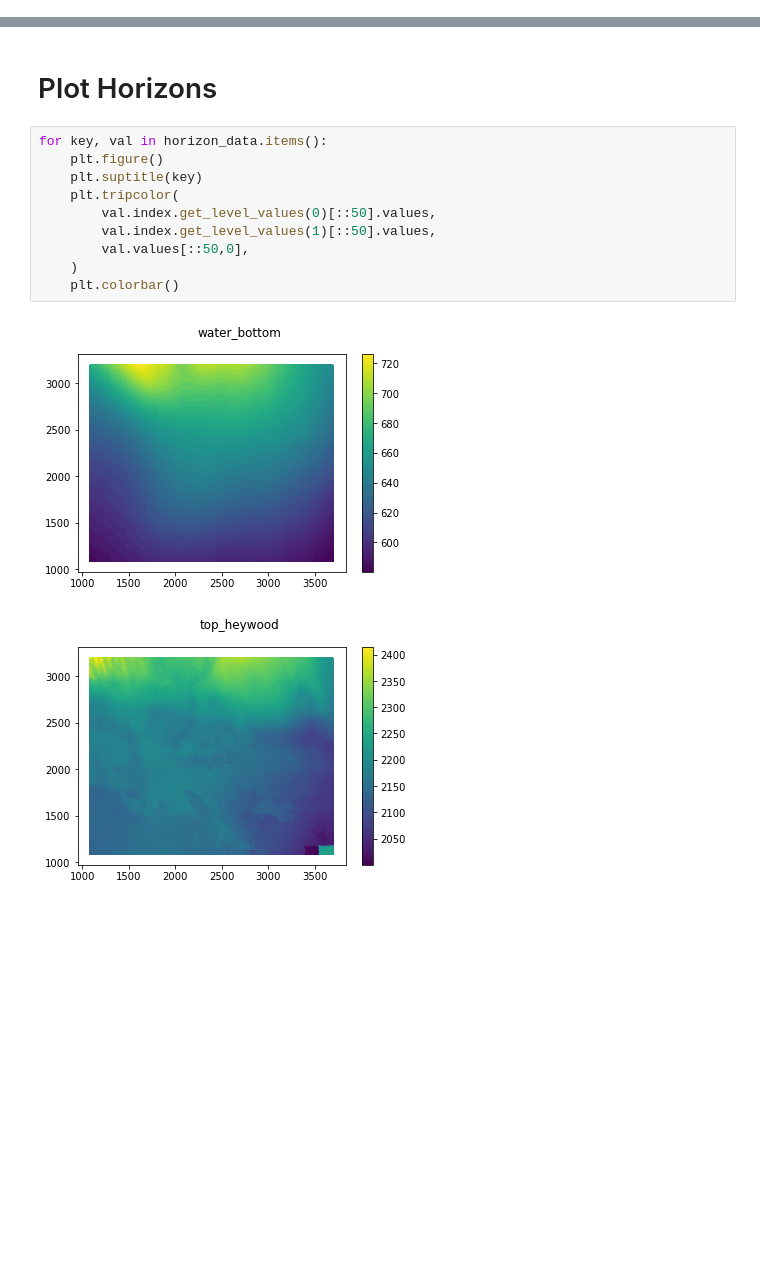
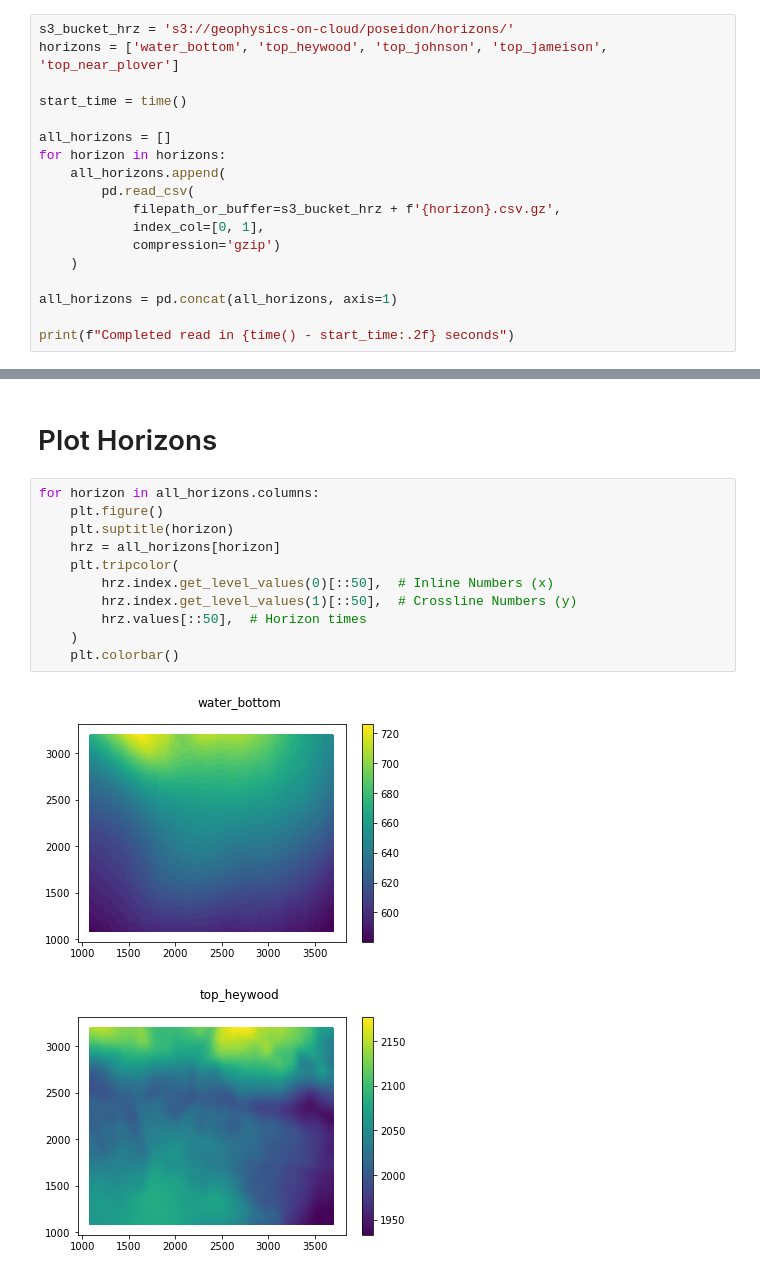
Before and after one commit to GeoML-SIG/geoml_competitions, a Jupyter notebook: seismic_inversion_2021/sagemaker-notebooks/Geophysics on Cloud - SageMaker Load the Data.ipynb, the cells around one changed output, grey strips where cells are left out. Drawn from its saved outputs; the diff is of its cells as text; blank space fills up the shorter version.

Commit message:
horizon updates to notebooks

```diff
--- a/seismic_inversion_2021/sagemaker-notebooks/Geophysics on Cloud - SageMaker Load the Data.ipynb
+++ b/seismic_inversion_2021/sagemaker-notebooks/Geophysics on Cloud - SageMaker Load the Data.ipynb
@@ -58,0 +48,18 @@ for key in horizons:
+# %%
+s3_bucket_hrz = 's3://geophysics-on-cloud/poseidon/horizons/'
+horizons = ['water_bottom', 'top_heywood', 'top_johnson', 'top_jameison', 'top_near_plover']
+
+start_time = time()
+
+all_horizons = []
+for horizon in horizons:
+    all_horizons.append(
+        pd.read_csv(
+            filepath_or_buffer=s3_bucket_hrz + f'{horizon}.csv.gz',
+            index_col=[0, 1],
+            compression='gzip')
+    )
+
+all_horizons = pd.concat(all_horizons, axis=1)
+
+print(f"Completed read in {time() - start_time:.2f} seconds")
@@ -104,18 +113,19 @@ sns.pairplot(well_data[['dtc', 'dts', 'rhob']])
 # %% [markdown]
 # Plot Horizons
 # %%
-for key, val in horizon_data.items():
+for horizon in all_horizons.columns:
     plt.figure()
-    plt.suptitle(key)
+    plt.suptitle(horizon)
+    hrz = all_horizons[horizon]
     plt.tripcolor(
-        val.index.get_level_values(0)[::50].values,
-        val.index.get_level_values(1)[::50].values,
-        val.values[::50,0],
+        hrz.index.get_level_values(0)[::50],  # Inline Numbers (x)
+        hrz.index.get_level_values(1)[::50],  # Crossline Numbers (y)
+        hrz.values[::50],  # Horizon times
     )
     plt.colorbar()
 # %% [output]
 [figure]
-[figure, old version]
+[figure, new version]
 [figure]
 [figure]
 [figure]
```
Also changed, not shown: parts of 5 cells of this notebook, 1 other file.
